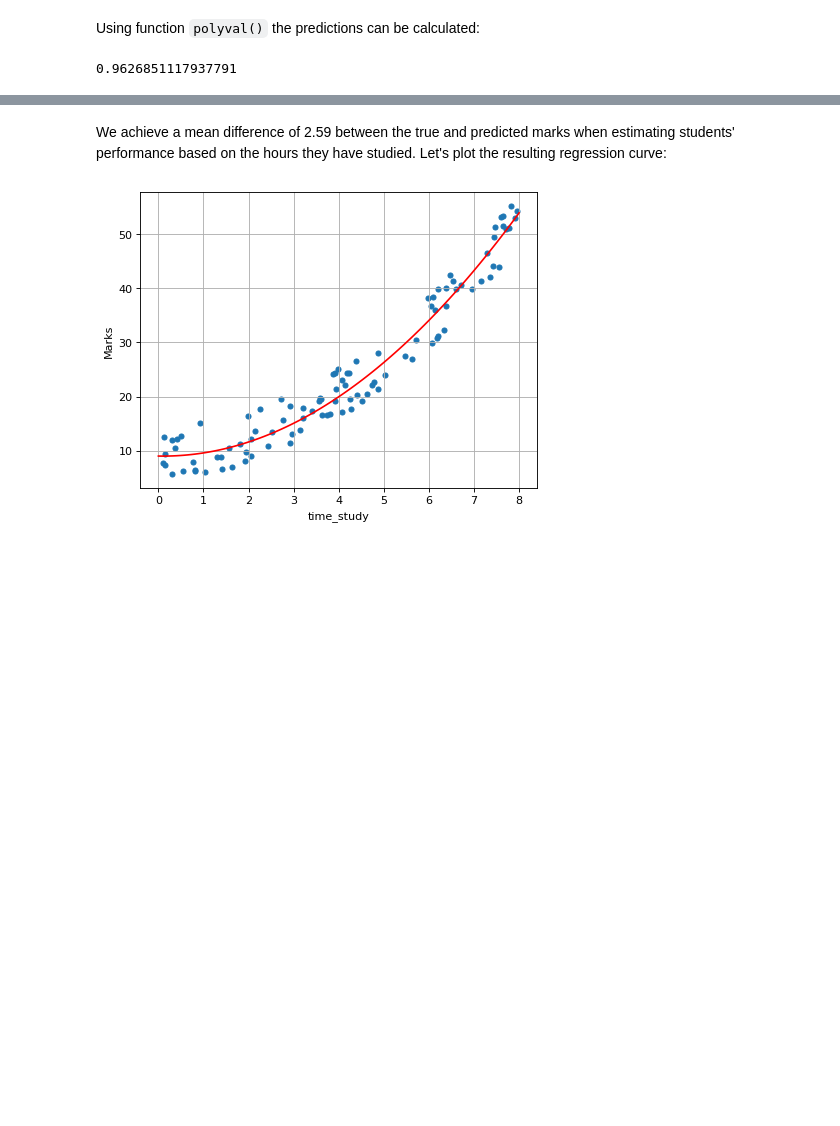
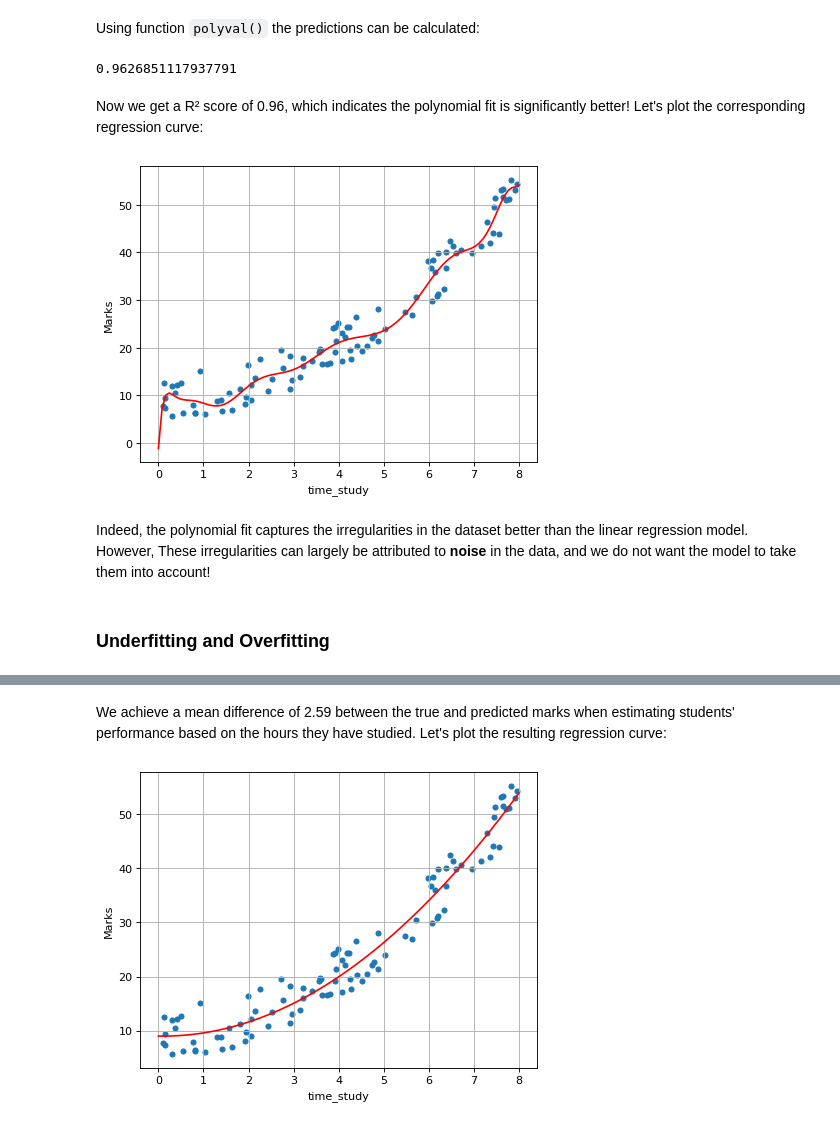
Before and after one commit to alouwyck/dania-international-days, a Jupyter notebook: artificial_intelligence/Intro_to_Artificial_Intelligence.ipynb, the cells around one changed output, grey strips where cells are left out. Cells and saved outputs as stored; diff of their text form; code cells hidden in the pictures; blank space fills up the shorter version.

```diff
--- a/artificial_intelligence/Intro_to_Artificial_Intelligence.ipynb
+++ b/artificial_intelligence/Intro_to_Artificial_Intelligence.ipynb
@@ -16,0 +36,9 @@ Workshop by Dominique Stove & Andy Louwyck
+# %%
+from tensorflow import keras  # keras is TensorFlow's high-level API
+import numpy as np  # numeric python
+import pandas as pd  # python data analysis library
+import geopandas  # python geospatial data analysis library
+import networkx as nx  # python networks library
+import PIL  # python imaging library
+import matplotlib.pyplot as plt  # python library for visualizations
+plt.rcParams["figure.dpi"] = 100  # set dpi of figures
@@ -280,7 +357,6 @@ We may use the Scikit-Learn's `PolynomialFeatures` class to preprocess feature `
 # %%
-import numpy as np
 X = X.flatten()               # polyfit wants 1D array!
-a = np.polyfit(X, y, deg=2)  # polynomial fit of degree 2
+a = np.polyfit(X, y, deg=15)  # polynomial fit of degree 15
 # %% [markdown]
 Using function `polyval()` the predictions can be calculated:
 # %%
@@ -290,3 +366,17 @@ yp = np.polyval(a, X)          # predictions
 r2_score(y_true=y, y_pred=yp)  # R² score
 # %% [output]
 0.9626851117937791
+# %% [markdown]
+Now we get a R² score of 0.96, which indicates the polynomial fit is significantly better! Let's plot the corresponding regression curve:
+# %%
+xcurve = np.linspace(0, 8, 100)  # create 100 equally spaced points x between 0 and 8
+ycurve = np.polyval(a, xcurve)   # predict y for these 100 points x
+df.plot.scatter(x='time_study', y='Marks')
+plt.plot(xcurve, ycurve, 'r-');
+plt.grid();
+# %% [output]
+[figure, added]
+# %% [markdown]
+Indeed, the polynomial fit captures the irregularities in the dataset better than the linear regression model. However, These irregularities can largely be attributed to **noise** in the data, and we do not want the model to take them into account!
+# %% [markdown]
+### Underfitting and Overfitting
```
Also changed, not shown: parts of 67 cells of this notebook.
